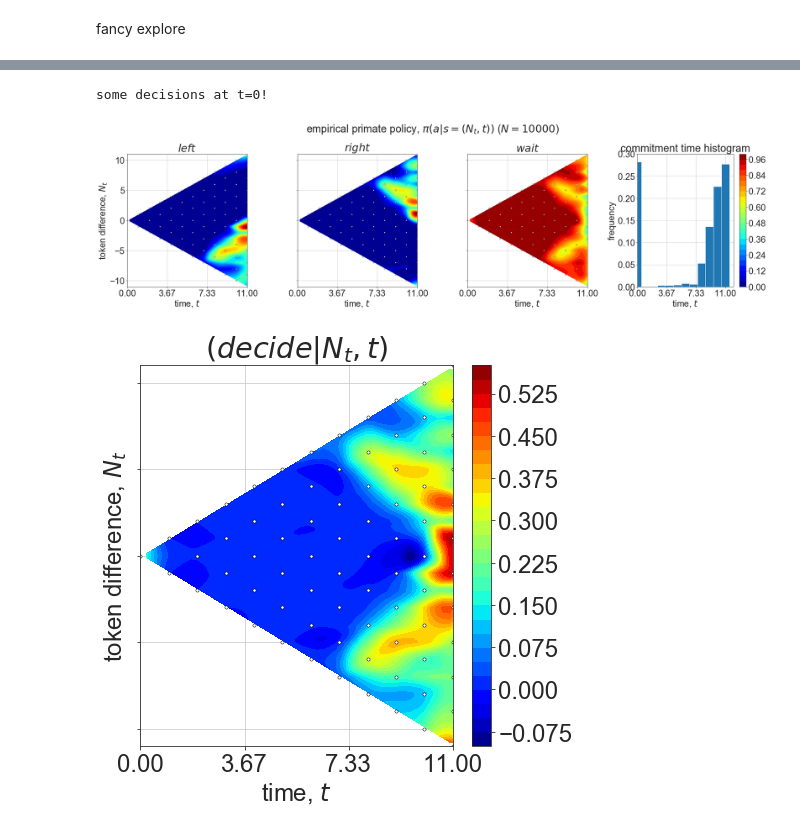
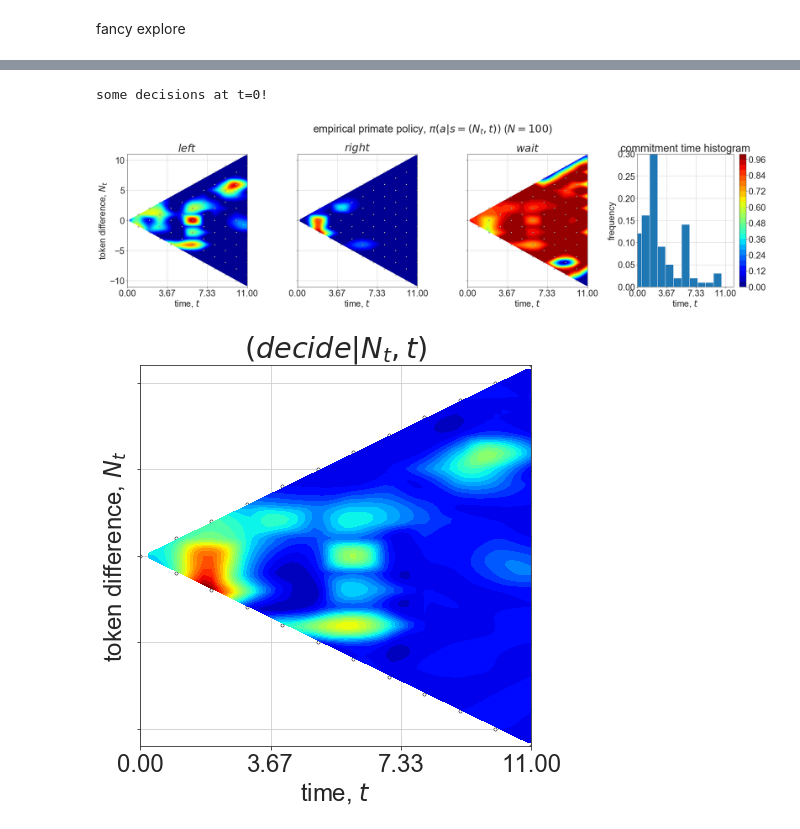
Before and after one commit to amimem/tokens_task, a Jupyter notebook: notebooks/tokens_task_analysis_RL_onerun.ipynb, the cells around one changed output, grey strips where cells are left out. Saved outputs shown, nothing was run; the diff lists cells and outputs as text; code cells hidden in the pictures.

Commit message:
Added animation for P(dec)

```diff
--- a/notebooks/tokens_task_analysis_RL_onerun.ipynb
+++ b/notebooks/tokens_task_analysis_RL_onerun.ipynb
@@ -24,7 +25,7 @@ from scipy.interpolate import griddata
 fancy explore
 # %%
 fig,ax=pl.subplots(3,1,figsize=(5,15))
-dataroot='../storage/tokens-v0_terminate_False_q-learning_seed0_20-06-12-05-32-39'
+dataroot='../storage/Tokens0_reinforce_seed0_20-10-20-12-05-14'
 dataset_name = os.path.basename(dataroot)
 T=11
 
@@ -39,7 +40,7 @@ df_sarsa.rename(columns={'decision_time':'tDecision'},inplace=True)
 df_sarsa_copy = df_sarsa.copy()
 df_sarsa.seq=df_sarsa.seq.apply(lambda row: np.diff(row)) # difference between consecutive elements, show we went left or right at each timestep
 df_sarsa['reward']=(df_sarsa.nChoiceMade==df_sarsa.nCorrectChoice)
-df_sarsa['reward_rate']=df_sarsa['reward_received']/(df_sarsa.tDecision+gamma*(T-df_sarsa.tDecision)+7.5)
+df_sarsa['reward_rate']=df_sarsa['reward_received']/(df_sarsa.tDecision+gamma*(T-df_sarsa.tDecision)+T/2.)
 # df_sarsa['reward_rate']=df_sarsa['reward_received']
 df_sarsa.reward.rolling(window=1000).mean().plot.line(ax=ax[0])
 df_sarsa.reward_rate.rolling(window=1000).mean().plot.line(ax=ax[1])
@@ -84,6 +179,6 @@ fig.savefig('Info_'+dataset_name+'.pdf', transparent=True,bbox_inches="tight",dp
 # %%
 # plot_dec_times(df_sarsa.iloc[:].reset_index(),pl,'qlearn_fancybias_fancydiscount')
-df_data = df_sarsa.iloc[:].reset_index()
+df_data = df_sarsa[:100].iloc[:].reset_index()
 ymax=0.3
 # def plot_dec_times(df_data,pl,dataset_name,ymax=0.3,T=15):
 
@@ -212,35 +307,56 @@ for p,z in enumerate(zvec):
                 ax[p].scatter(Np+Nm,Np-Nm,s=10,facecolor='w',edgecolor='k',lw=0.5)
 ax[2].figure.colorbar(CS)
 #response time distirbutions
 df_data.tDecision.hist(ax=ax[3],bins=np.arange(T+2)-0.5,density=True)
 ax[3].set_ylabel('frequency')
 ax[3].set_xlabel(r'time, $t$')
 ax[3].set_xlim(0,T+1)
 ax[3].set_xticks([0,1/3*T,2/3*T,T])
 ax[3].set_title('commitment time histogram')
 ax[3].set_ylim(0,ymax)
 
 fig.tight_layout()
 fig.suptitle(r'empirical primate policy, $\pi(a|s=(N_t,t))$ ($N='+str(len(df_data))+'$)',y=1.05)
 fig.savefig('policy_'+dataset_name+'.pdf', transparent=True,bbox_inches="tight",dpi=300)
 
+
+# def init():
+#     CS.set_data(tvecdense,Nvecdense,z_d)
 #prob of deciding
+
 fig, ax=pl.subplots(1,1,figsize=(7,7))
-CS=ax.contourf(tvecdense,Nvecdense,z_d,30,cmap=pl.cm.jet)
 ax.set_ylabel(r'token difference, $N_t$')
 ax.set_yticklabels('')
 ax.set_xlim(0,T)
 ax.set_ylim(-T,T)
 ax.set_xticks([0,1/3*T,2/3*T,T])
 ax.set_xlabel(r'time, $t$')
 ax.set_title(r'$(decide|N_t,t)$')
 for Np in range(T+1):
     for Nm in range(T+1):
         if Np+Nm< T+1:
             ax.scatter(Np+Nm,Np-Nm,s=10,facecolor='w',edgecolor='k',lw=0.5)
-ax.figure.colorbar(CS)
-fig.savefig('Pdec_'+dataset_name+'.pdf', transparent=True,bbox_inches="tight",dpi=300)
+
+CS=ax.contourf(tvecdense, Nvecdense, z_d, 30,cmap=pl.cm.jet)
+
+# ax.figure.colorbar(CS)
+# fig.savefig('Pdec_'+dataset_name+'.pdf', transparent=True,bbox_inches="tight",dpi=300)
+
+# def init():
+#     x, y, z = [], [], []
+#     CS=ax.contourf(x, y, z, 30,cmap=pl.cm.jet)
+#     # ax.figure.colorbar(CS)
+#     return CS
+
+# def animate(i):
+#     x, y, z = set_data(df_sarsa[:i])
+#     CS=ax.contourf(x, y, z, 30,cmap=pl.cm.jet)
+#     # ax.figure.colorbar(CS)
+#     return CS
+
+# anim = animation.FuncAnimation(fig=fig, func=animate, frames=range(0, 10000+1, 1000))
+# anim.save('anim.mp4')
 # %% [output]
 some decisions at t=0!
-[figure, old version]
+[figure, new version]
-[figure, old version]
+[figure, new version]
```
Also changed, not shown: parts of 5 cells of this notebook.
